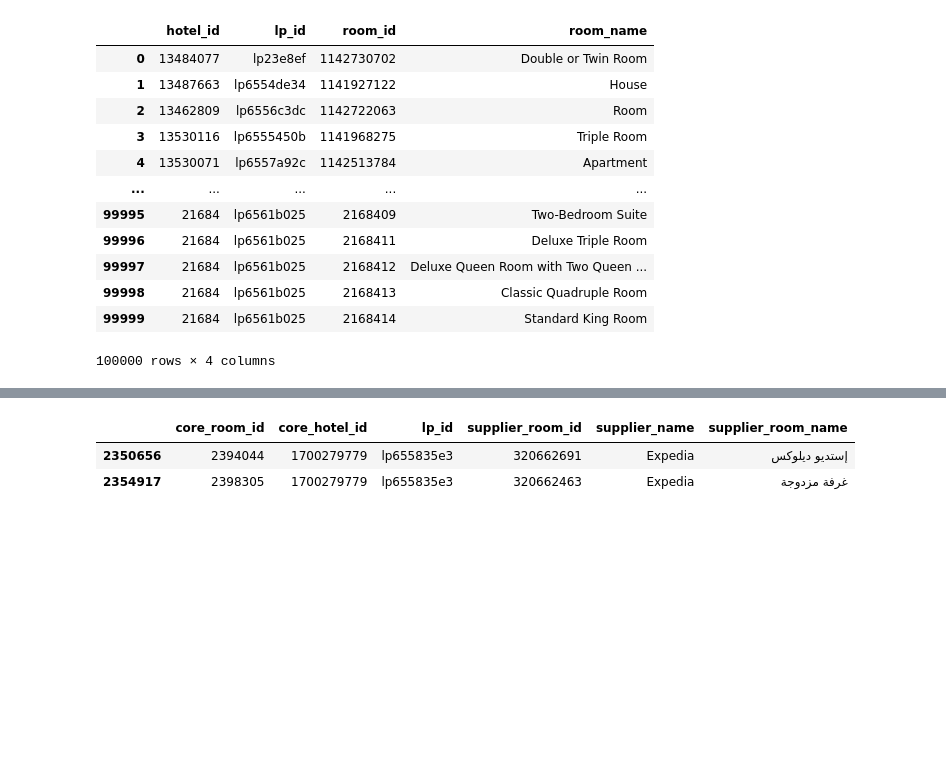
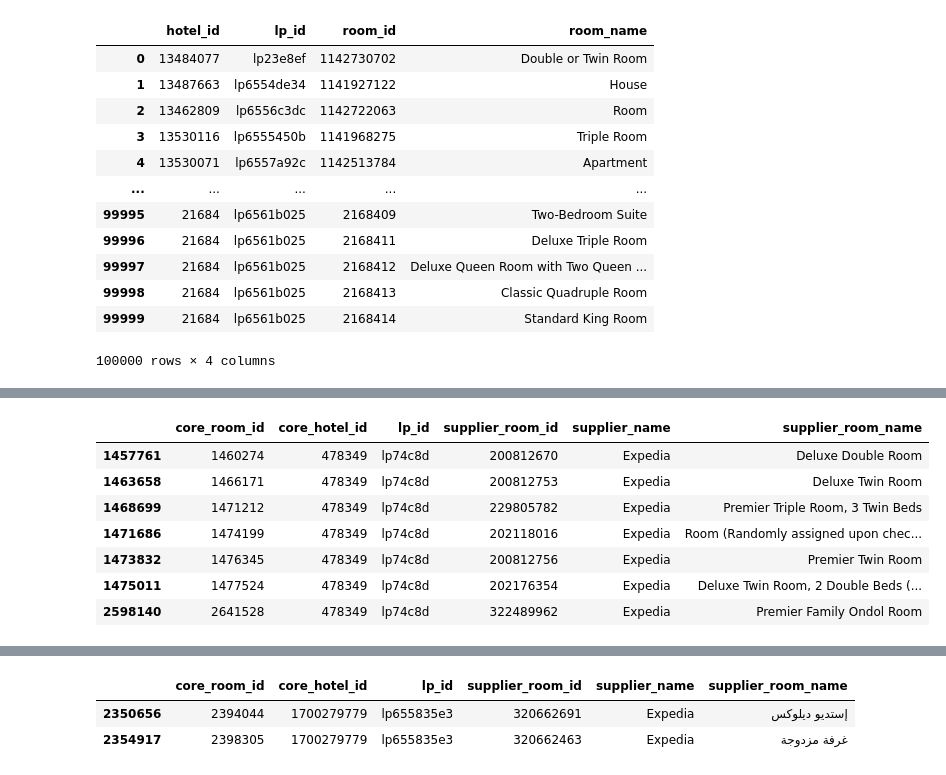
Before and after one commit to rytakahas/Room_Match, a Jupyter notebook: notebook/room_match_dev.ipynb, the cells around one changed output, grey strips where cells are left out. Saved outputs shown, nothing was run; the diff lists cells and outputs as text; code cells hidden in the pictures; blank space fills up the shorter version.

```diff
--- a/notebook/room_match_dev.ipynb
+++ b/notebook/room_match_dev.ipynb
@@ -306,0 +277,11 @@ Length: 104, dtype: int64
+# %%
+df_rooms[df_rooms['lp_id'] == 'lp74c8d']
+# %% [output]
+|  | core_room_id | core_hotel_id | lp_id | supplier_room_id | supplier_name | supplier_room_name |
+| 1457761 | 1460274 | 478349 | lp74c8d | 200812670 | Expedia | Deluxe Double Room |
+| 1463658 | 1466171 | 478349 | lp74c8d | 200812753 | Expedia | Deluxe Twin Room |
+| 1468699 | 1471212 | 478349 | lp74c8d | 229805782 | Expedia | Premier Triple Room, 3 Twin Beds |
+| 1471686 | 1474199 | 478349 | lp74c8d | 202118016 | Expedia | Room (Randomly assigned upon chec... |
+| 1473832 | 1476345 | 478349 | lp74c8d | 200812756 | Expedia | Premier Twin Room |
+| 1475011 | 1477524 | 478349 | lp74c8d | 202176354 | Expedia | Deluxe Twin Room, 2 Double Beds (... |
+| 2598140 | 2641528 | 478349 | lp74c8d | 322489962 | Expedia | Premier Family Ondol Room |
```
Also changed, not shown: parts of 27 cells of this notebook.
